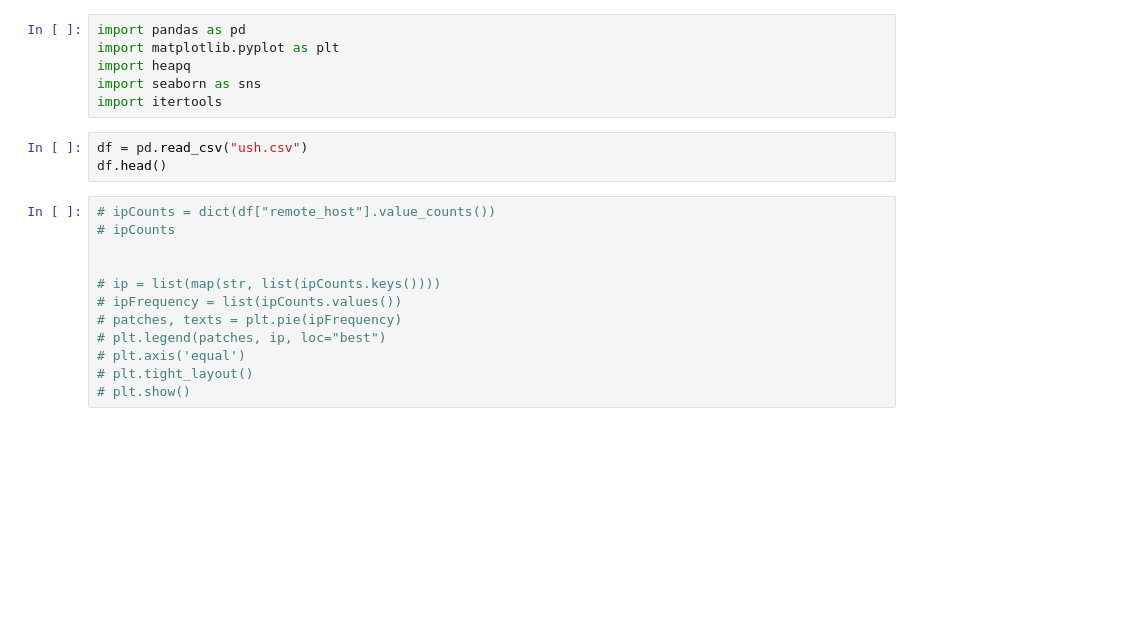
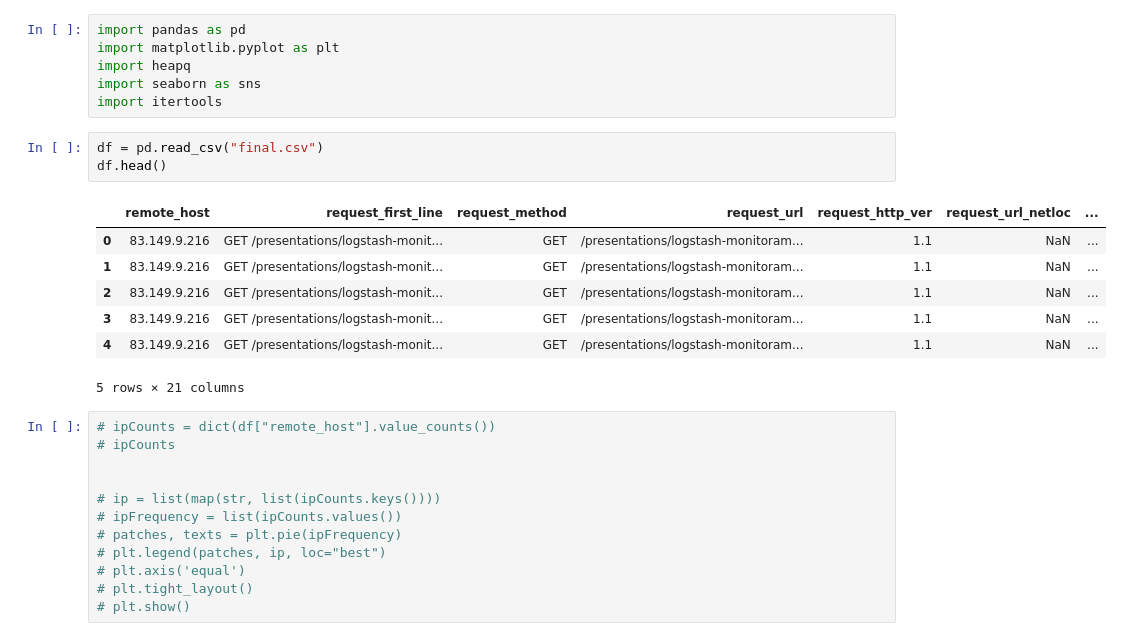
Before and after one commit to sriteja-t/dos-attack-detection, a Jupyter notebook: test.ipynb, the cells around one changed output. Saved outputs shown, nothing was run; the diff lists cells and outputs as text; blank space fills up the shorter version.

```diff
--- a/test.ipynb
+++ b/test.ipynb
@@ -5,8 +5,16 @@ import heapq
 import seaborn as sns
 import itertools
 # %%
-df = pd.read_csv("ush.csv")
+df = pd.read_csv("final.csv")
 df.head()
+# %% [output]
+|  | remote_host | request_first_line | request_method | request_url | request_http_ver | request_url_netloc | ... |
+| 0 | 83.149.9.216 | GET /presentations/logstash-monit... | GET | /presentations/logstash-monitoram... | 1.1 | NaN | ... |
+| 1 | 83.149.9.216 | GET /presentations/logstash-monit... | GET | /presentations/logstash-monitoram... | 1.1 | NaN | ... |
+| 2 | 83.149.9.216 | GET /presentations/logstash-monit... | GET | /presentations/logstash-monitoram... | 1.1 | NaN | ... |
+| 3 | 83.149.9.216 | GET /presentations/logstash-monit... | GET | /presentations/logstash-monitoram... | 1.1 | NaN | ... |
+| 4 | 83.149.9.216 | GET /presentations/logstash-monit... | GET | /presentations/logstash-monitoram... | 1.1 | NaN | ... |
+5 rows × 21 columns
 # %%
 # ipCounts = dict(df["remote_host"].value_counts())
 # ipCounts
```
Also changed, not shown: parts of 11 cells of this notebook, 8 other files.
